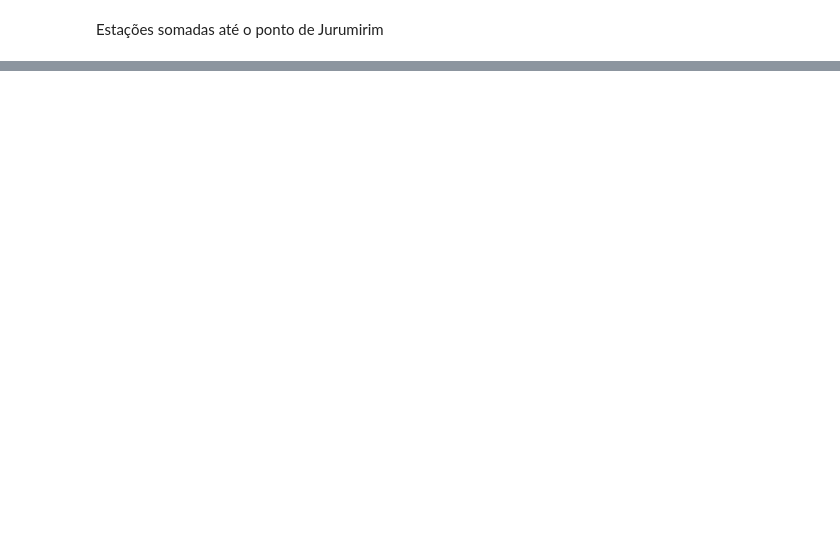
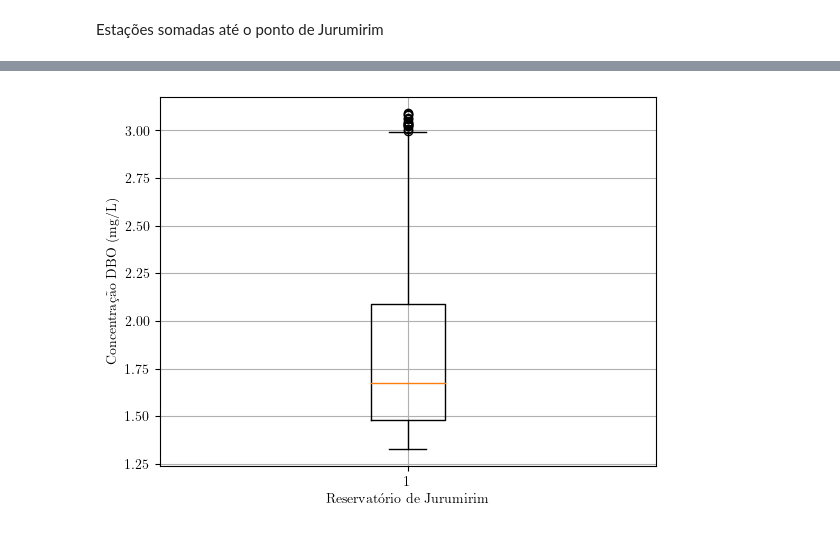
Before and after one commit to dariohhossoda/MOGESTpy, a Jupyter notebook: Applications/quality.ipynb, the cells around one changed output, grey strips where cells are left out. Cells and saved outputs as stored; diff of their text form; code cells hidden in the pictures; blank space fills up the shorter version.

```diff
--- a/Applications/quality.ipynb
+++ b/Applications/quality.ipynb
@@ -379,0 +408,9 @@ fig.show()
+# %%
+import matplotlib.pyplot as plt
+plt.boxplot(y)
+plt.xlabel('Reservatório de Jurumirim')
+plt.ylabel('Concentração DBO (mg/L)')
+plt.grid(True)
+plt.show()
+# %% [output]
+[figure, added]
```
Also changed, not shown: parts of 23 cells of this notebook, 2 other files.
